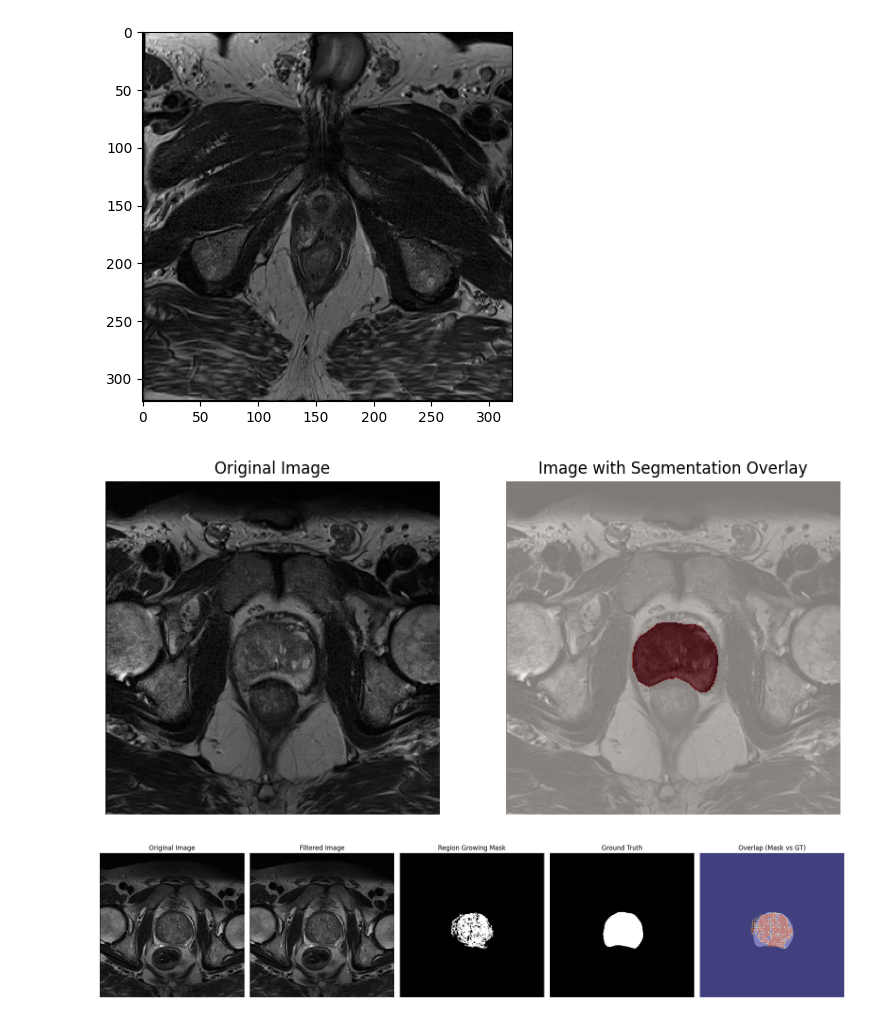
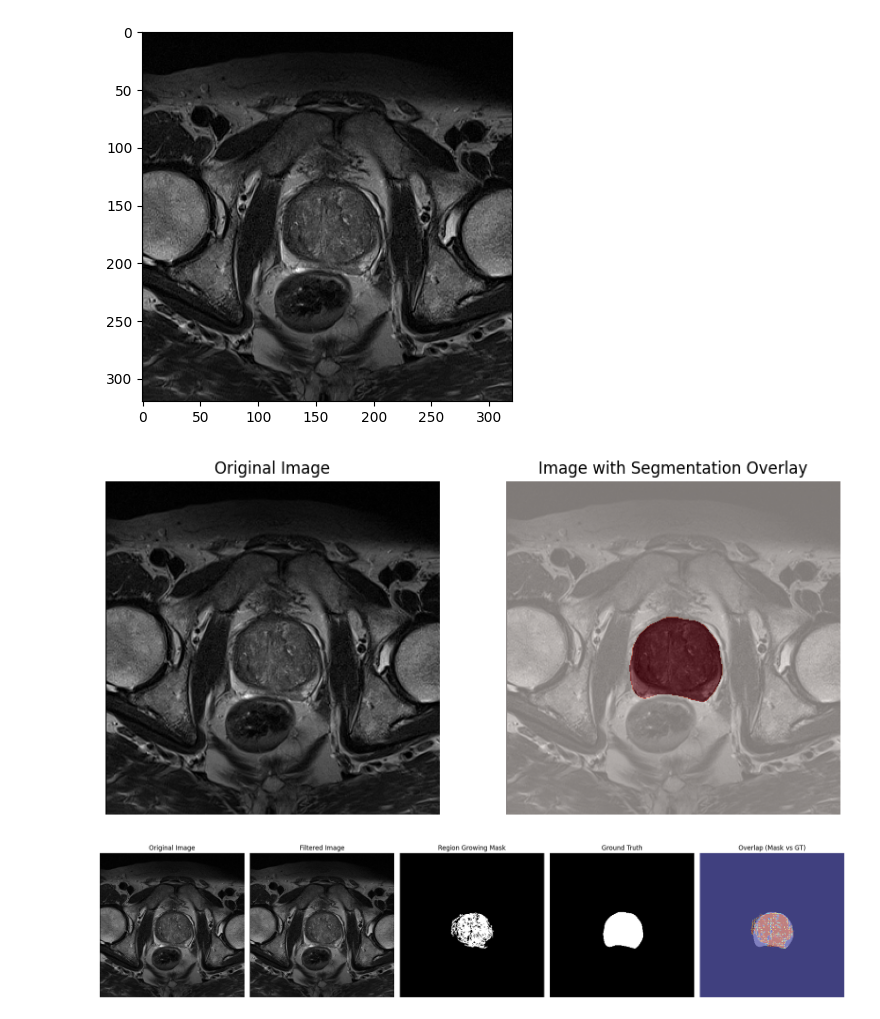
Before and after one commit to mattiadri/region_growing_on_medical_imaging, a Jupyter notebook: test.ipynb, the cells around one changed output. Saved outputs shown, nothing was run; the diff lists cells and outputs as text; code cells hidden in the pictures.

Commit message:
same path

```diff
--- a/test.ipynb
+++ b/test.ipynb
@@ -1,21 +1,21 @@
 # %%
 import SimpleITK as sitk
 import matplotlib.pyplot as plt
 
 # Percorso del file .mhd
-mhd_file_path = 'test_data/Case04.mhd'
+mhd_file_path = 'test_data/Case02.mhd'
 
 # Carica l'immagine
 image = sitk.ReadImage(mhd_file_path)
 
 # Converte l'immagine in un array NumPy (per visualizzarla)
 image_array = sitk.GetArrayFromImage(image)
 
 # Visualizza la prima slice (se è un'immagine 3D)
-plt.imshow(image_array[0], cmap='gray')
+plt.imshow(image_array[10], cmap='gray')
 plt.show()
 # %% [output]
-[figure, old version]
+[figure, new version]
 # %%
 import SimpleITK as sitk
 import matplotlib.pyplot as plt
@@ -53,9 +53,9 @@ def visualize_image_with_segmentation(image_path, segmentation_path, slice_index
     plt.show()
 
 # Example usage
-visualize_image_with_segmentation("test_data/Case00.mhd", "test_data/Case00_segmentation.mhd", slice_index=5)
+visualize_image_with_segmentation("test_data/Case02.mhd", "test_data/Case02_segmentation.mhd", slice_index=10)
 # %% [output]
-[figure, old version]
+[figure, new version]
 # %%
 from region_growing import inspect_algorithm
 inspect_algorithm('test_data/Case02.mhd', 'test_data/Case02_segmentation.mhd', slice_index=10, pipeline='pipeline_2', threshold=100, save_figures=False)
```
